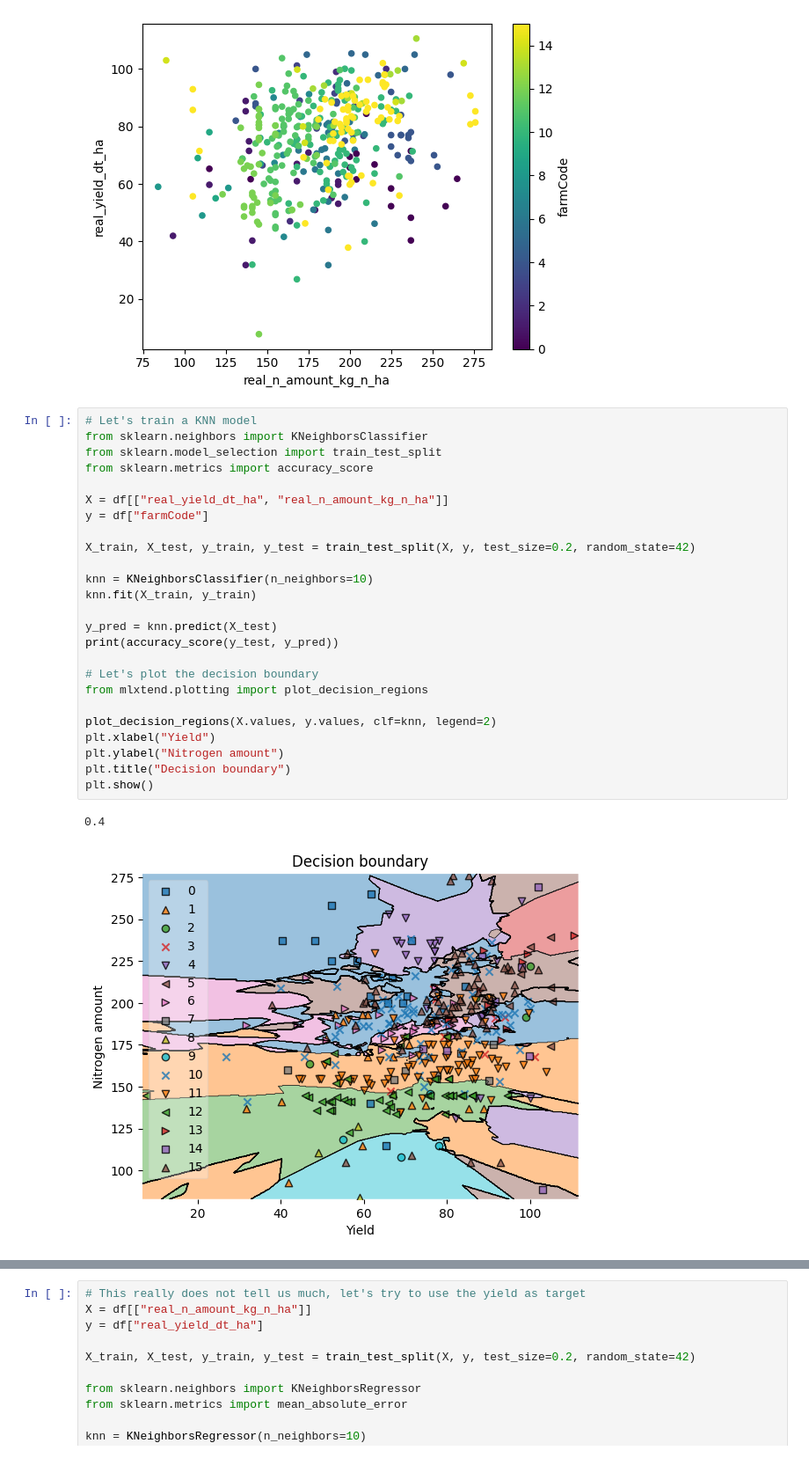
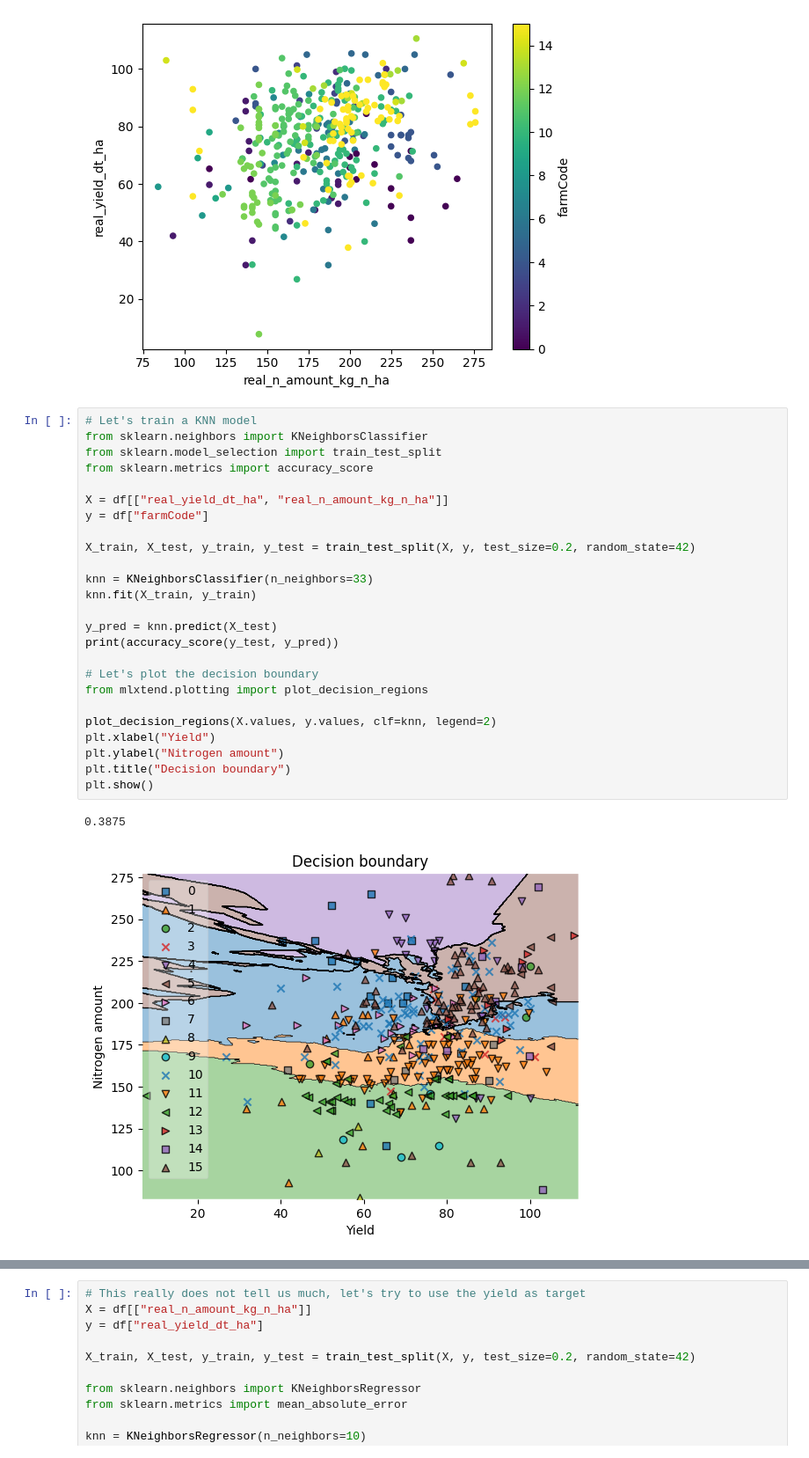
Before and after one commit to serbanradulescu/fded-proj, a Jupyter notebook: project.ipynb, the cells around one changed output, grey strips where cells are left out. Shown at 88% size. Cells and saved outputs as stored; diff of their text form.

```diff
--- a/project.ipynb
+++ b/project.ipynb
@@ -153,28 +153,28 @@ df.plot.scatter(y="real_yield_dt_ha", x="real_n_amount_kg_n_ha", c="farmCode", c
 # %%
 # Let's train a KNN model
 from sklearn.neighbors import KNeighborsClassifier
 from sklearn.model_selection import train_test_split
 from sklearn.metrics import accuracy_score
 
 X = df[["real_yield_dt_ha", "real_n_amount_kg_n_ha"]]
 y = df["farmCode"]
 
 X_train, X_test, y_train, y_test = train_test_split(X, y, test_size=0.2, random_state=42)
 
-knn = KNeighborsClassifier(n_neighbors=10)
+knn = KNeighborsClassifier(n_neighbors=33)
 knn.fit(X_train, y_train)
 
 y_pred = knn.predict(X_test)
 print(accuracy_score(y_test, y_pred))
 
 # Let's plot the decision boundary
 from mlxtend.plotting import plot_decision_regions
 
 plot_decision_regions(X.values, y.values, clf=knn, legend=2)
 plt.xlabel("Yield")
 plt.ylabel("Nitrogen amount")
 plt.title("Decision boundary")
 plt.show()
 # %% [output]
-0.4
+0.3875
-[figure, old version]
+[figure, new version]
```
Also changed, not shown: parts of 10 cells of this notebook.
